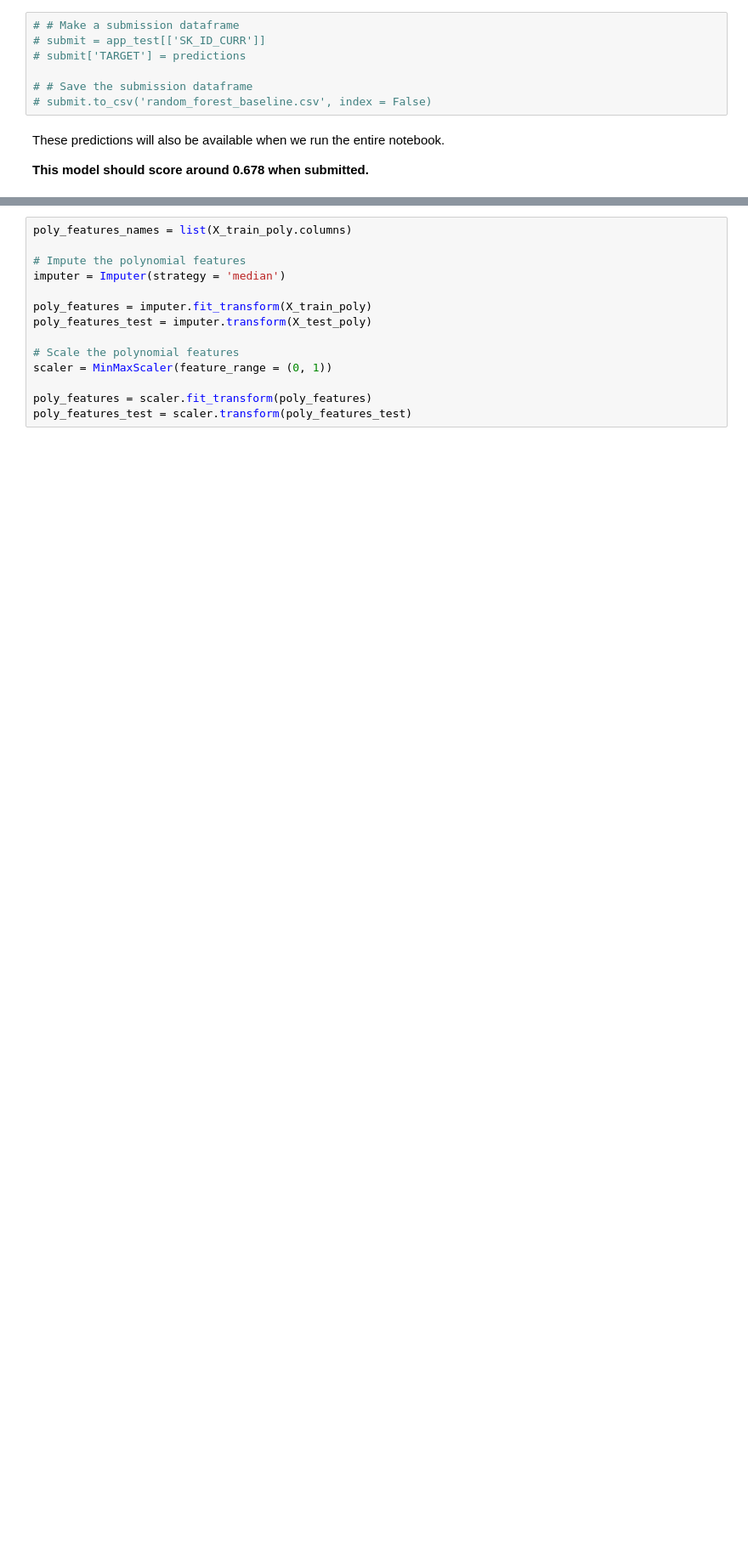
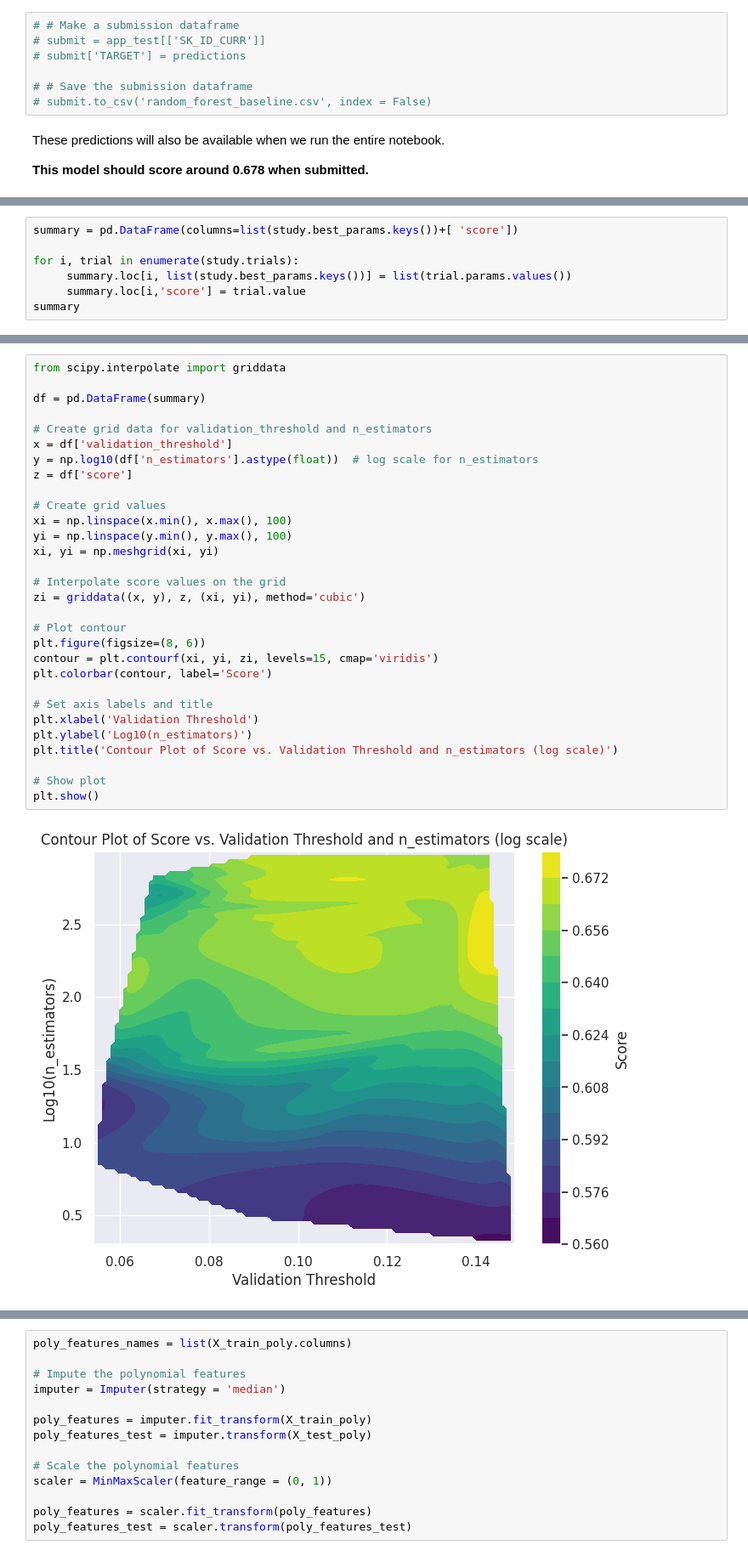
Before and after one commit to nicolascuervo/CreditScoring, a Jupyter notebook: notebooks/CUERVO_Nicolas_2_notebook_modélisation_092024.ipynb, the cells around one changed output, grey strips where cells are left out. Shown at 85% size. Cells and saved outputs as stored; diff of their text form; blank space fills up the shorter version.

```diff
--- a/notebooks/CUERVO_Nicolas_2_notebook_modélisation_092024.ipynb
+++ b/notebooks/CUERVO_Nicolas_2_notebook_modélisation_092024.ipynb
@@ -1361,0 +1438,7 @@ __This model should score around 0.678 when submitted.__
+# %%
+summary = pd.DataFrame(columns=list(study.best_params.keys())+[ 'score'])
+
+for i, trial in enumerate(study.trials):
+     summary.loc[i, list(study.best_params.keys())] = list(trial.params.values())
+     summary.loc[i,'score'] = trial.value
+summary
@@ -1362 +1463,33 @@ __This model should score around 0.678 when submitted.__
+# %%
+from scipy.interpolate import griddata
+
+df = pd.DataFrame(summary)
+
+# Create grid data for validation_threshold and n_estimators
+x = df['validation_threshold']
+y = np.log10(df['n_estimators'].astype(float))  # log scale for n_estimators
+z = df['score']
+
+# Create grid values
+xi = np.linspace(x.min(), x.max(), 100)
+yi = np.linspace(y.min(), y.max(), 100)
+xi, yi = np.meshgrid(xi, yi)
+
+# Interpolate score values on the grid
+zi = griddata((x, y), z, (xi, yi), method='cubic')
+
+# Plot contour
+plt.figure(figsize=(8, 6))
+contour = plt.contourf(xi, yi, zi, levels=15, cmap='viridis')
+plt.colorbar(contour, label='Score')
+
+# Set axis labels and title
+plt.xlabel('Validation Threshold')
+plt.ylabel('Log10(n_estimators)')
+plt.title('Contour Plot of Score vs. Validation Threshold and n_estimators (log scale)')
+
+# Show plot
+plt.show()
+# %% [output]
+[figure, added]
 # %% [markdown]
```
Also changed, not shown: parts of 12 cells of this notebook.
